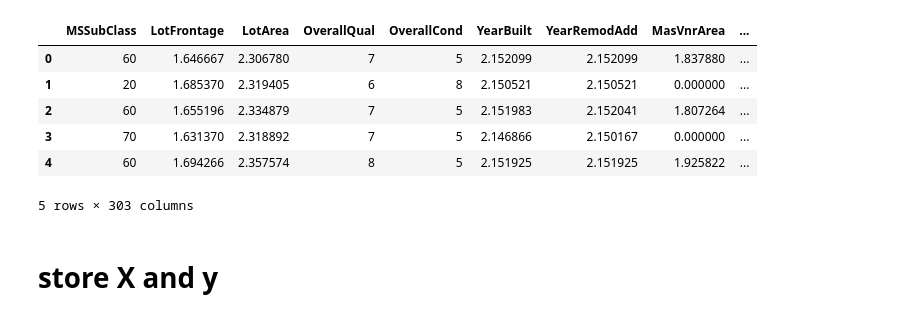
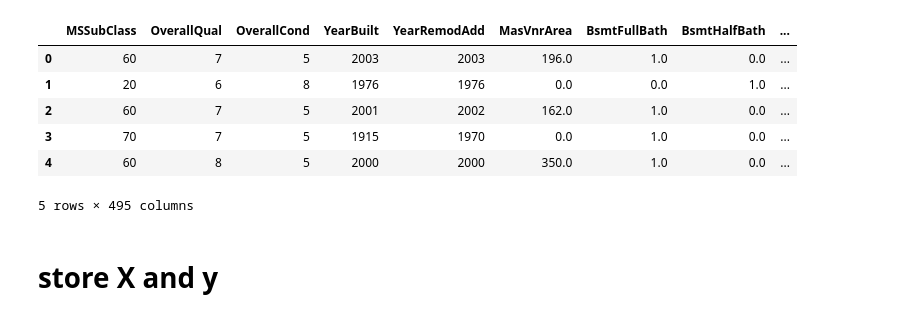
Before and after one commit to MhdMartini/the-regression-bible, a Jupyter notebook: house-prices/train.ipynb, the cells around one changed output. Saved outputs shown, nothing was run; the diff lists cells and outputs as text; code cells hidden in the pictures.

```diff
--- a/house-prices/train.ipynb
+++ b/house-prices/train.ipynb
@@ -9,16 +9,16 @@ from sklearn.preprocessing import StandardScaler
 from sklearn.model_selection import KFold, cross_val_score
 # %%
-suffix = "4"
+suffix = "5"
 df = pd.read_csv(f'data/preprocessed{suffix}.csv')
 df.head()
 # %% [output]
-|  | MSSubClass | LotFrontage | LotArea | OverallQual | OverallCond | YearBuilt | YearRemodAdd | MasVnrArea | ... |
-| 0 | 60 | 1.646667 | 2.306780 | 7 | 5 | 2.152099 | 2.152099 | 1.837880 | ... |
-| 1 | 20 | 1.685370 | 2.319405 | 6 | 8 | 2.150521 | 2.150521 | 0.000000 | ... |
-| 2 | 60 | 1.655196 | 2.334879 | 7 | 5 | 2.151983 | 2.152041 | 1.807264 | ... |
-| 3 | 70 | 1.631370 | 2.318892 | 7 | 5 | 2.146866 | 2.150167 | 0.000000 | ... |
-| 4 | 60 | 1.694266 | 2.357574 | 8 | 5 | 2.151925 | 2.151925 | 1.925822 | ... |
+|  | MSSubClass | OverallQual | OverallCond | YearBuilt | YearRemodAdd | MasVnrArea | BsmtFullBath | BsmtHalfBath | ... |
+| 0 | 60 | 7 | 5 | 2003 | 2003 | 196.0 | 1.0 | 0.0 | ... |
+| 1 | 20 | 6 | 8 | 1976 | 1976 | 0.0 | 0.0 | 1.0 | ... |
+| 2 | 60 | 7 | 5 | 2001 | 2002 | 162.0 | 1.0 | 0.0 | ... |
+| 3 | 70 | 7 | 5 | 1915 | 1970 | 0.0 | 1.0 | 0.0 | ... |
+| 4 | 60 | 8 | 5 | 2000 | 2000 | 350.0 | 1.0 | 0.0 | ... |
-5 rows × 303 columns
+5 rows × 495 columns
 # %% [markdown]
 # store X and y
 # %%
```
Also changed, not shown: parts of 9 cells of this notebook, 10 other files.
